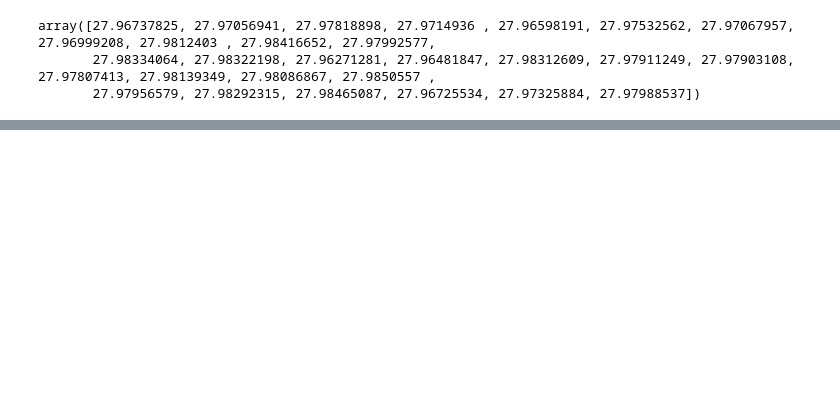
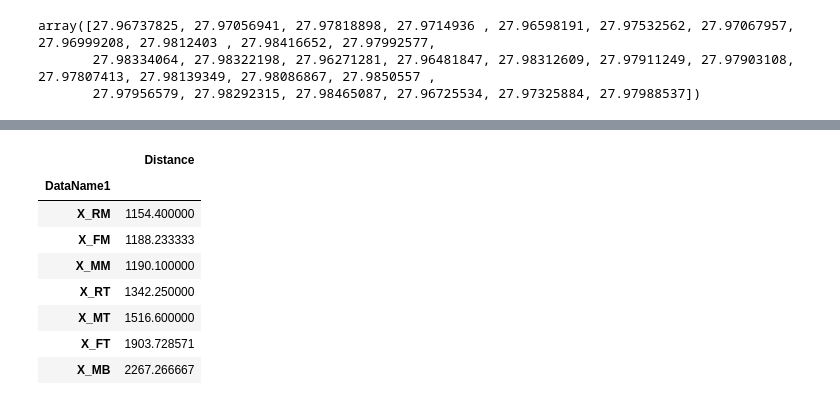
Before and after one commit to ayanoglu/Sensor-Network-Prediction-Models, a Jupyter notebook: ColdChainTransportation_Time_Series_Prediction_For_Sensor_Networks_Prediction_based_on_number_of_sensors.ipynb, the cells around one changed output, grey strips where cells are left out. Saved outputs shown, nothing was run; the diff lists cells and outputs as text; code cells hidden in the pictures; blank space fills up the shorter version.

```diff
--- a/ColdChainTransportation_Time_Series_Prediction_For_Sensor_Networks_Prediction_based_on_number_of_sensors.ipynb
+++ b/ColdChainTransportation_Time_Series_Prediction_For_Sensor_Networks_Prediction_based_on_number_of_sensors.ipynb
@@ -355,0 +375,14 @@ DF_DTW
+# %%
+DF_DTWgrouped = DF_DTW.groupby(['DataName1']).mean()
+DF_DTWgroupedSorted = DF_DTWgrouped.sort_values(by=['Distance'])
+DF_DTWgroupedSorted
+# %% [output]
+|  | Distance |
+| DataName1 |  |
+| X_RM | 1154.400000 |
+| X_FM | 1188.233333 |
+| X_MM | 1190.100000 |
+| X_RT | 1342.250000 |
+| X_MT | 1516.600000 |
+| X_FT | 1903.728571 |
+| X_MB | 2267.266667 |
```
Also changed, not shown: parts of 2 cells of this notebook.
